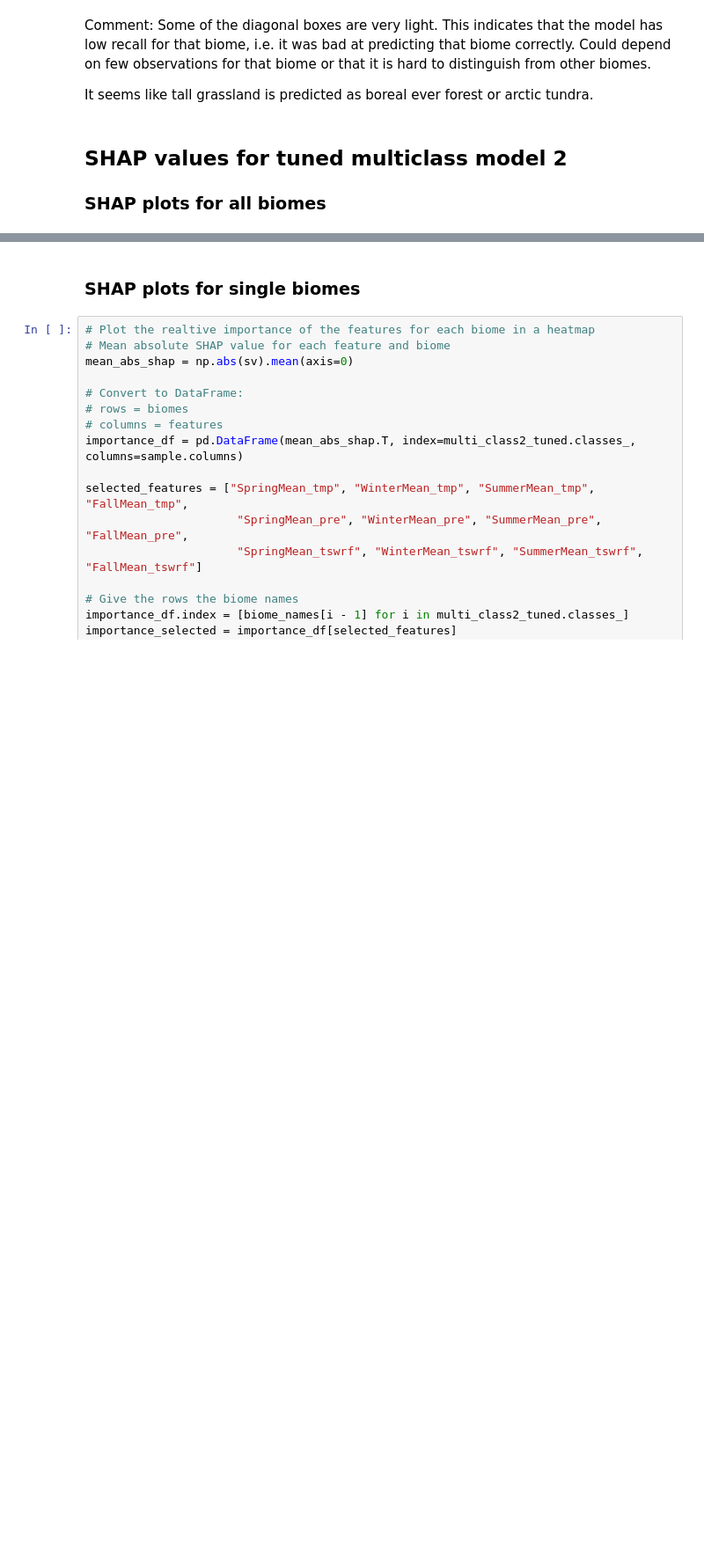
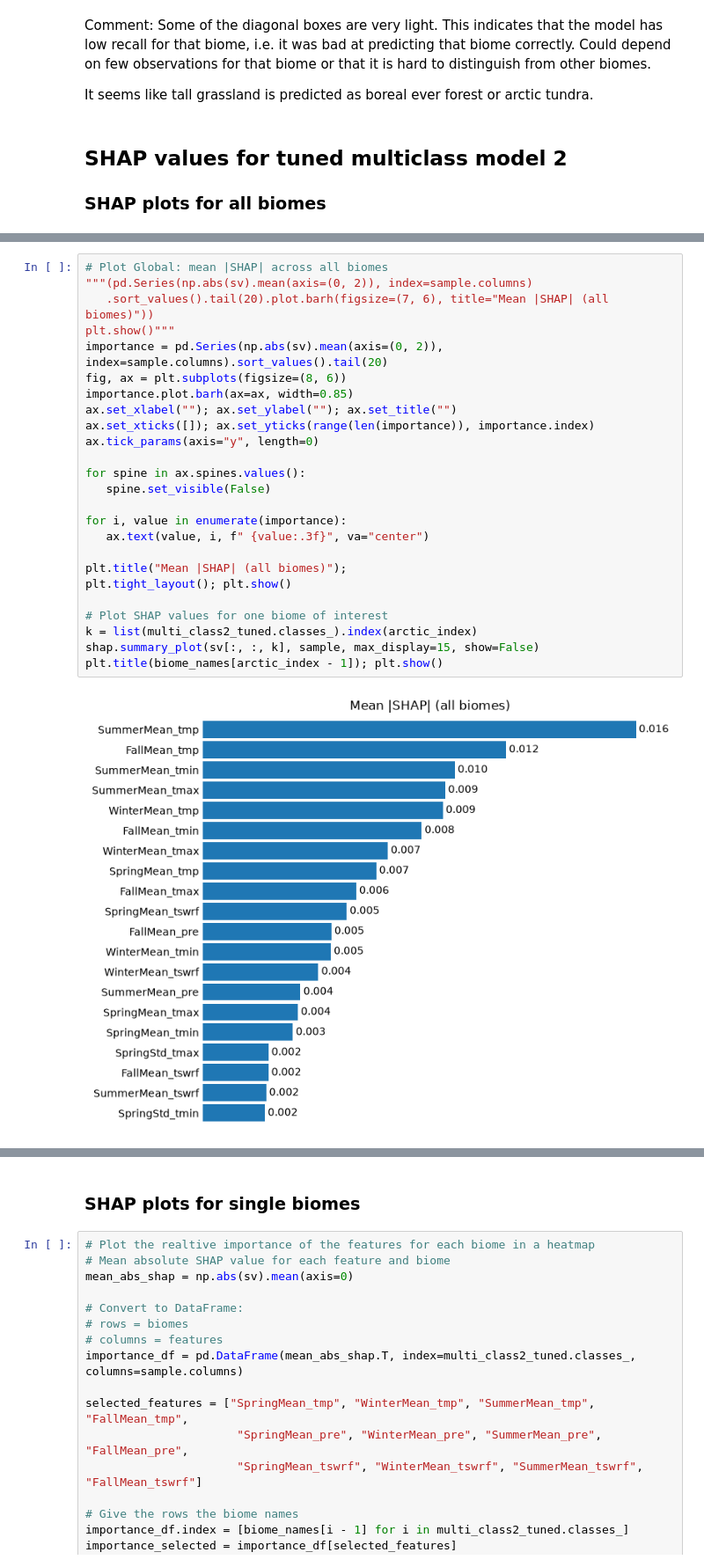
Before and after one commit to AndreaRaaschou/BERN01, a Jupyter notebook: biome_project/Orsi/main_copy_O.ipynb, the cells around one changed output, grey strips where cells are left out. Shown at 88% size. Cells and saved outputs as stored; diff of their text form; blank space fills up the shorter version.

Commit message:
change look of shap mean features plot

```diff
--- a/biome_project/Orsi/main_copy_O.ipynb
+++ b/biome_project/Orsi/main_copy_O.ipynb
@@ -910,0 +899,27 @@ plt.title(biome_names[arctic_index - 1]); plt.show()
+# %%
+# Plot Global: mean |SHAP| across all biomes
+"""(pd.Series(np.abs(sv).mean(axis=(0, 2)), index=sample.columns)
+   .sort_values().tail(20).plot.barh(figsize=(7, 6), title="Mean |SHAP| (all biomes)"))
+plt.show()"""
+importance = pd.Series(np.abs(sv).mean(axis=(0, 2)), index=sample.columns).sort_values().tail(20)
+fig, ax = plt.subplots(figsize=(8, 6))
+importance.plot.barh(ax=ax, width=0.85)
+ax.set_xlabel(""); ax.set_ylabel(""); ax.set_title("")
+ax.set_xticks([]); ax.set_yticks(range(len(importance)), importance.index)
+ax.tick_params(axis="y", length=0)
+
+for spine in ax.spines.values():
+   spine.set_visible(False)
+
+for i, value in enumerate(importance):
+   ax.text(value, i, f" {value:.3f}", va="center")
+
+plt.title("Mean |SHAP| (all biomes)");
+plt.tight_layout(); plt.show()
+
+# Plot SHAP values for one biome of interest
+k = list(multi_class2_tuned.classes_).index(arctic_index)
+shap.summary_plot(sv[:, :, k], sample, max_display=15, show=False)
+plt.title(biome_names[arctic_index - 1]); plt.show()
+# %% [output]
+[figure, added]
```
Also changed, not shown: parts of 3 cells of this notebook.
